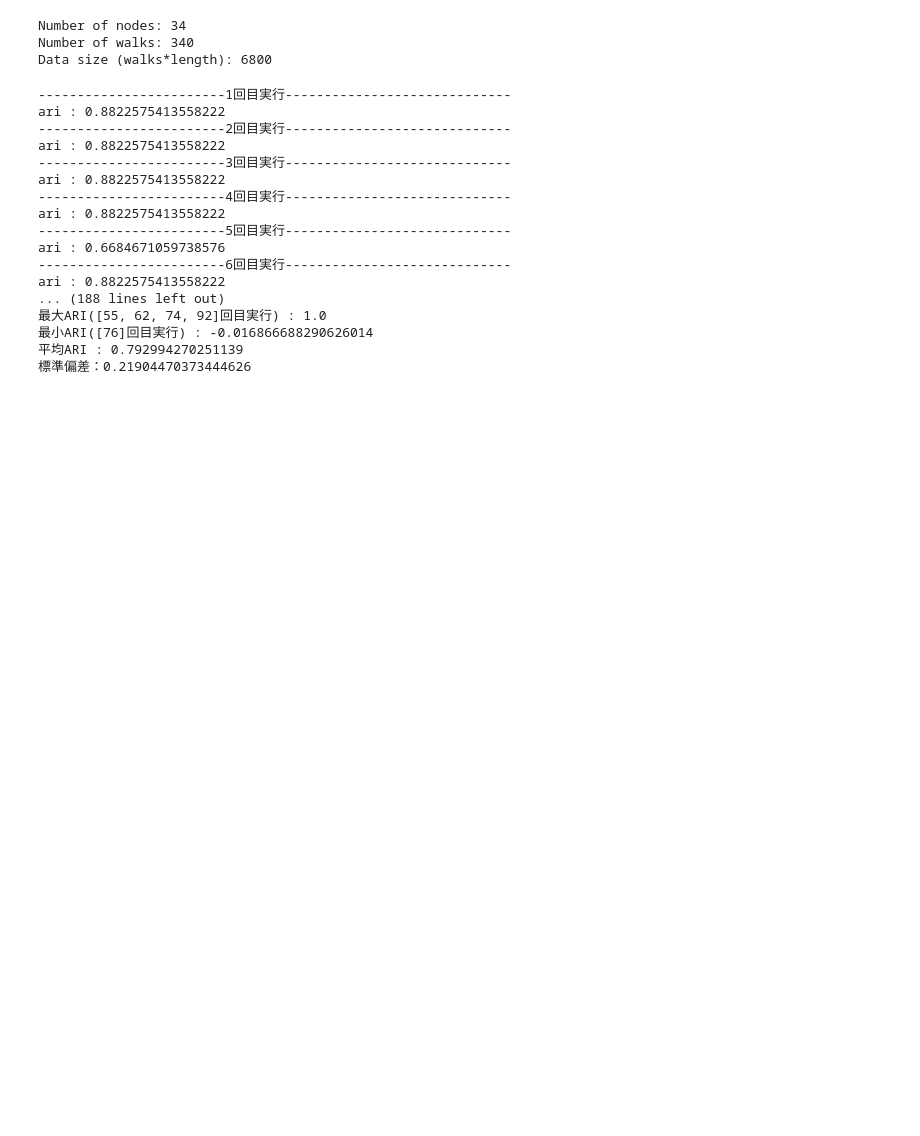
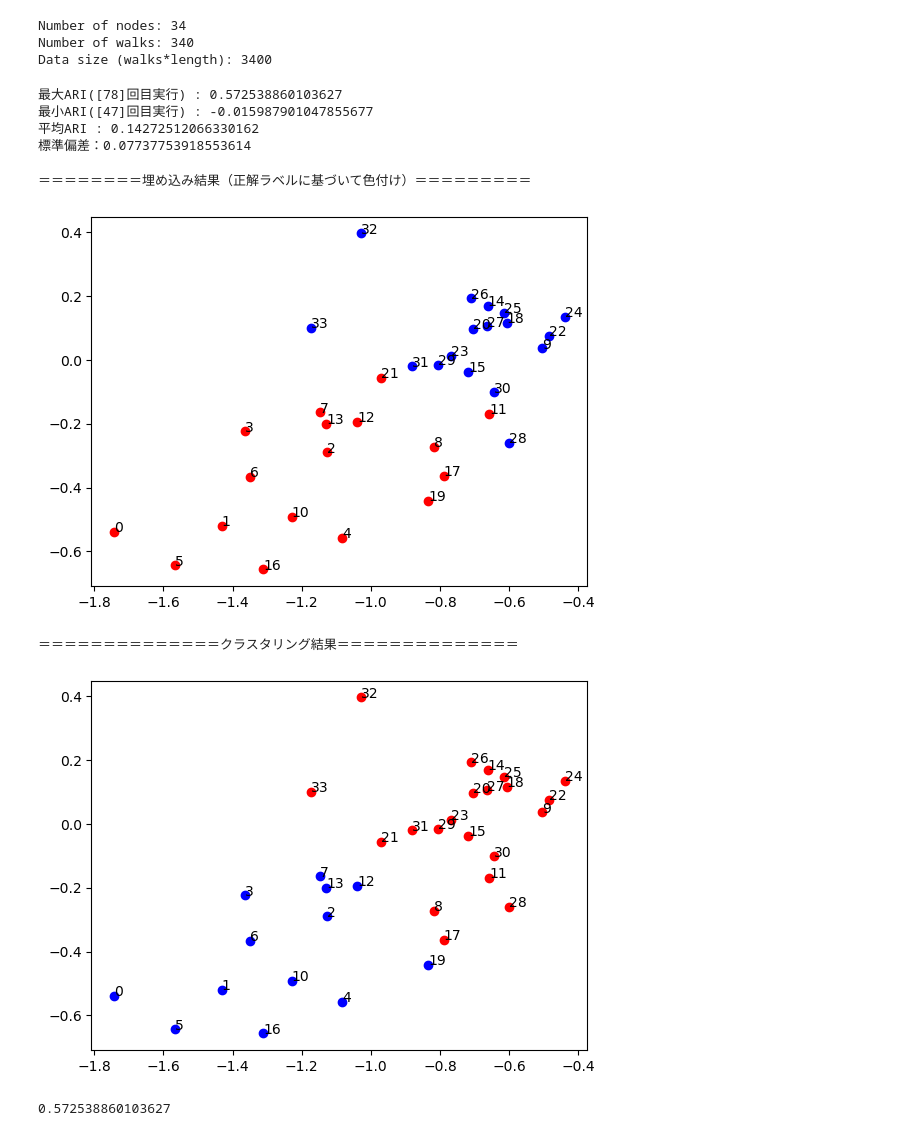
Before and after one commit to taira-no-saurusu/DeepWalk, a Jupyter notebook: clustering_50times.ipynb, the cells around one changed output. Drawn from its saved outputs; the diff is of its cells as text; code cells hidden in the pictures; blank space fills up the shorter version.

Commit message:
埋め込み結果の寄与率調査

```diff
--- a/clustering_50times.ipynb
+++ b/clustering_50times.ipynb
@@ -50,20 +41,27 @@ TRUE_LABEL = deepwalk.get_label_list(data)
 #インプットするグラフが無向グラフかどうか(True:無向グラフ,　False:有向グラフ)
 UNDIRECTED = True
 
+
+
+
 # １ノードあたりの実行数
 NUMBER_WALKS =10
 
 # 1ウォークあたりの長さ
-WALK_LENGTH = 20
+WALK_LENGTH = 10
+
+# skipgramので使われるウィンドウサイズ
+WINDOW_SIZE = 4
+
+
+
+
 
 # ランダムシード値
 SEED = 0
 
 # 埋め込み後の各ノードの次元数
 REPRESENTATION_SIZE = 2
-
-# skipgramので使われるウィンドウサイズ
-WINDOW_SIZE = 4
 
 # 並列プロセス数
 WORKERS = 1
@@ -76,10 +74,10 @@ N_CLUSTER = 2
 kmedoids : "kmedoids"
 kmeans   : "kmeans"
 """
-METHOD = check_method("kmedoids")
+METHOD = check_method("kmeans")
 
 #結果を表示するかどうか
-SHOW = True
+SHOW = False
 
 
 """
@@ -114,27 +112,29 @@ print("Data size (walks*length): {}".format(data_size))
 # %% [output]
 Number of nodes: 34
 Number of walks: 340
-Data size (walks*length): 6800
+Data size (walks*length): 3400
 # %%
 ARI_list, max_walks, min_walks, max_vec, min_vec, max_pred, min_pred = deepwalk.multi_exection(
         TIME, INPUT, UNDIRECTED, NUMBER_WALKS, WALK_LENGTH, REPRESENTATION_SIZE, WINDOW_SIZE, WORKERS, N_CLUSTER, METHOD, TRUE_LABEL, SHOW)
 # %% [output]
-------------------------1回目実行-----------------------------
-ari : 0.8822575413558222
-------------------------2回目実行-----------------------------
-ari : 0.8822575413558222
-------------------------3回目実行-----------------------------
-ari : 0.8822575413558222
-------------------------4回目実行-----------------------------
-ari : 0.8822575413558222
-------------------------5回目実行-----------------------------
-ari : 0.6684671059738576
-------------------------6回目実行-----------------------------
-ari : 0.8822575413558222
-... (188 lines left out)
-最大ARI([55, 62, 74, 92]回目実行) : 1.0
-最小ARI([76]回目実行) : -0.016866688290626014
-平均ARI : 0.792994270251139
-標準偏差：0.21904470373444626
+最大ARI([78]回目実行) : 0.572538860103627
+最小ARI([47]回目実行) : -0.015987901047855677
+平均ARI : 0.14272512066330162
+標準偏差：0.07737753918553614
+# %%
+
+    # 埋め込み結果を可視化
+    print("＝＝＝＝＝＝＝＝埋め込み結果（正解ラベルに基づいて色付け）＝＝＝＝＝＝＝＝＝")
+    deepwalk.draw_embedded_vector(max_vec, TRUE_LABEL)
+    # クラスタリング結果に基づいて可視化
+    print("＝＝＝＝＝＝＝＝＝＝＝＝＝＝クラスタリング結果＝＝＝＝＝＝＝＝＝＝＝＝＝＝")
+    deepwalk.draw_embedded_vector(max_vec, max_pred)
+print(max(ARI_list))
+# %% [output]
+＝＝＝＝＝＝＝＝埋め込み結果（正解ラベルに基づいて色付け）＝＝＝＝＝＝＝＝＝
+[figure, added]
+＝＝＝＝＝＝＝＝＝＝＝＝＝＝クラスタリング結果＝＝＝＝＝＝＝＝＝＝＝＝＝＝
+[figure, added]
+0.572538860103627
 # %%
 #maxvecをcsvに出力
```
Also changed, not shown: parts of 4 cells of this notebook, 13 other files.
